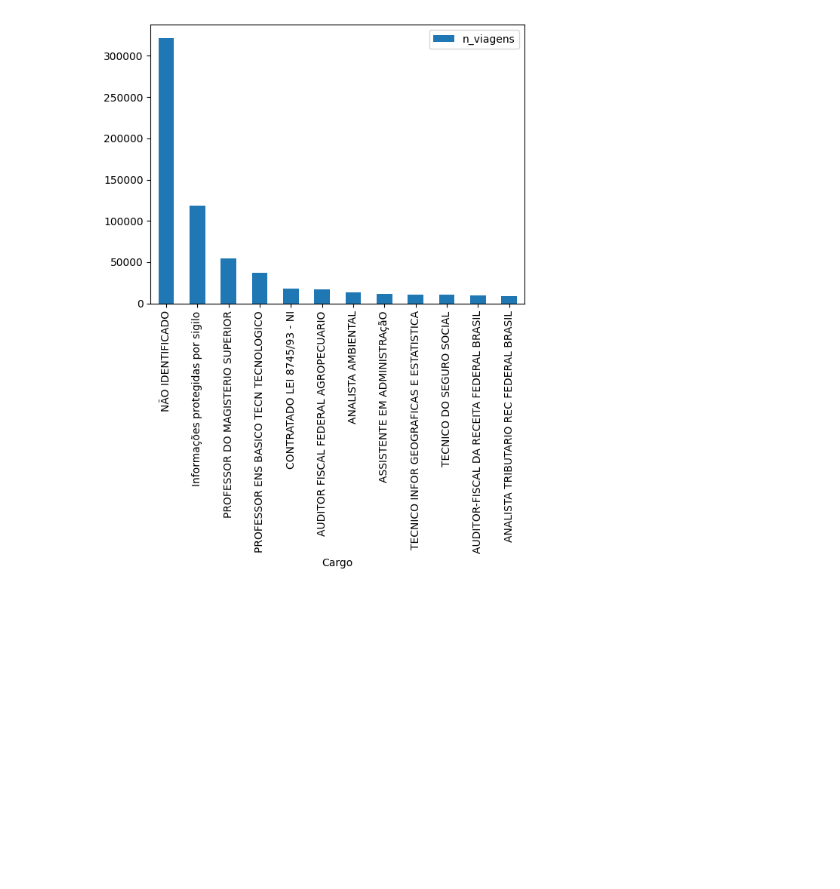
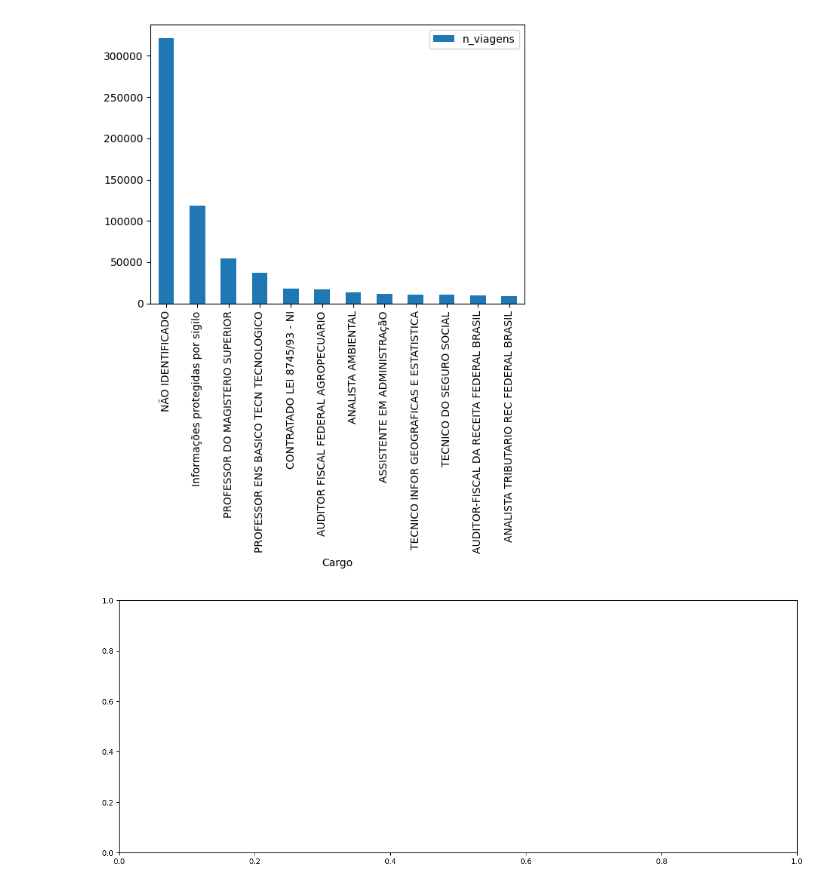
Before and after one commit to araujojv/Estudos_py_ml, a Jupyter notebook: analise_de_dados/projeto_pandas_governo/teste.ipynb, the cells around one changed output. Drawn from its saved outputs; the diff is of its cells as text; code cells hidden in the pictures; blank space fills up the shorter version.

```diff
--- a/analise_de_dados/projeto_pandas_governo/teste.ipynb
+++ b/analise_de_dados/projeto_pandas_governo/teste.ipynb
@@ -155,3 +155,7 @@ df_final.plot(x="Cargo", y="n_viagens" , kind="bar")
 [figure]
 # %%
 import matplotlib.pyplot as plt
+# %%
+fig, ax = plt.subplots(figsize=(16, 6))
+# %% [output]
+[figure, added]
```
